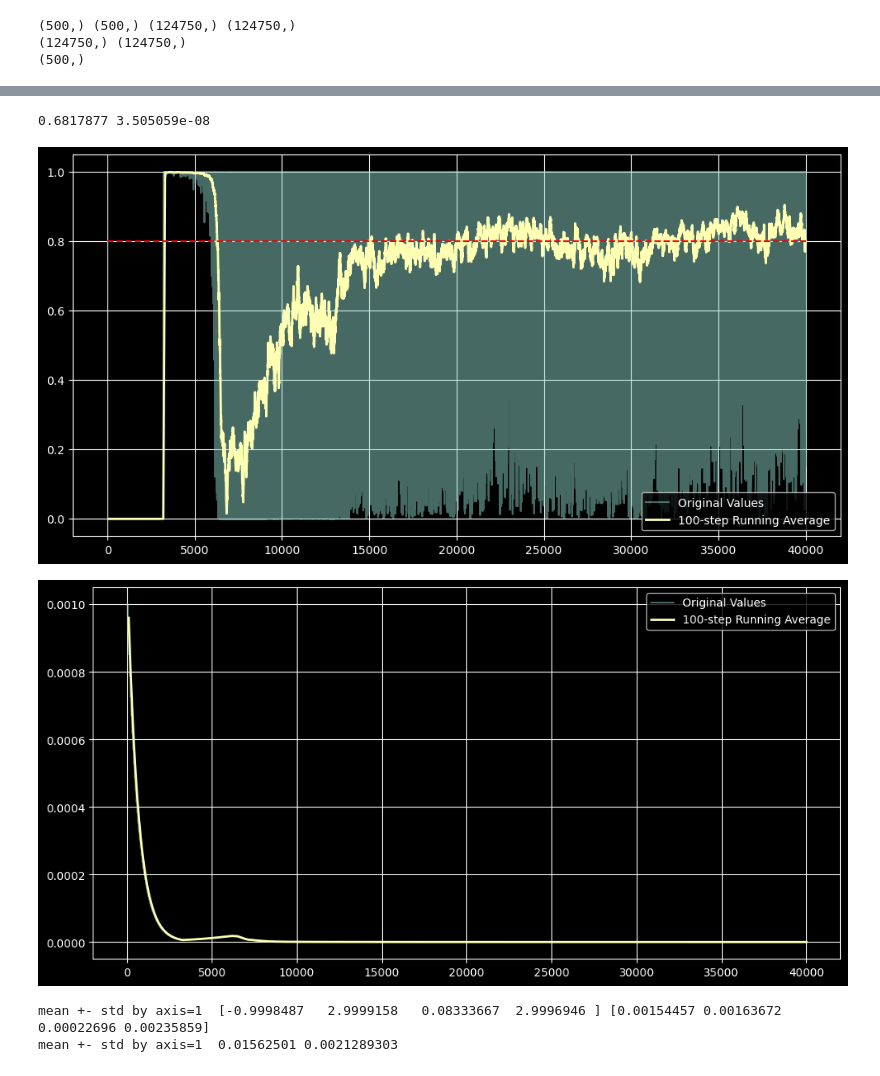
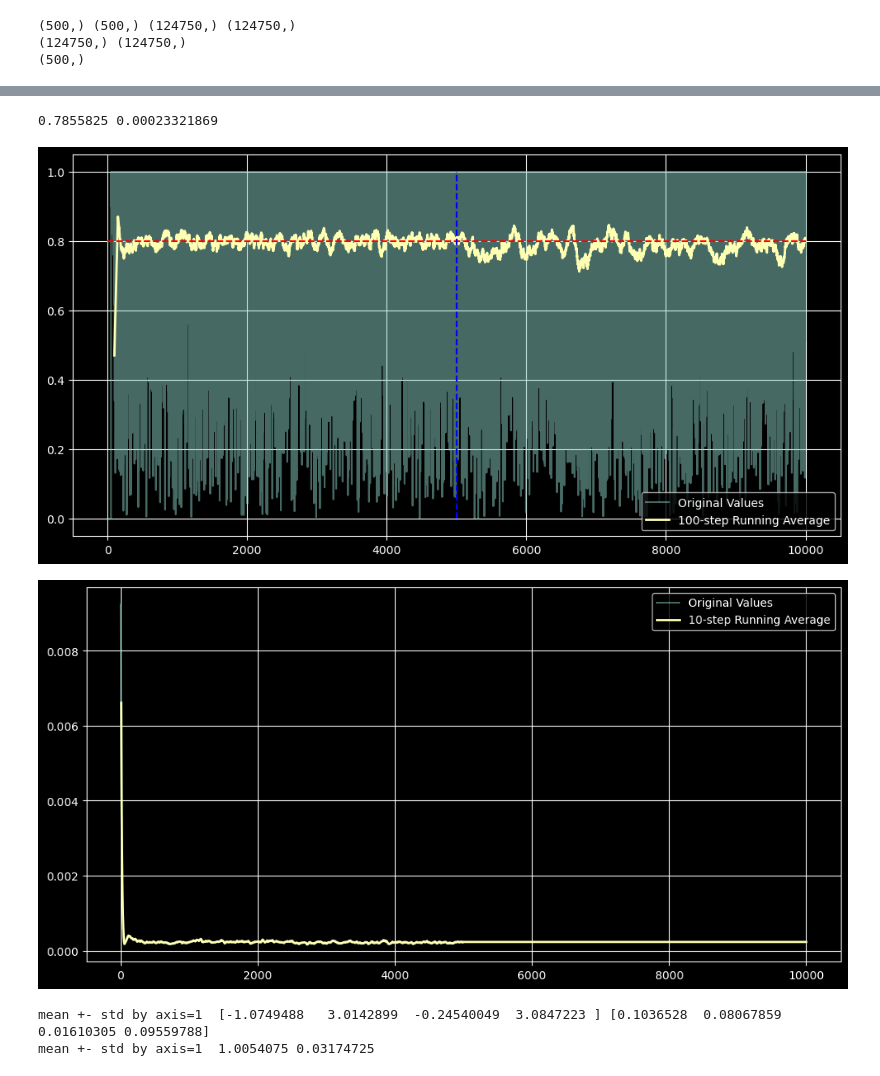
Before and after one commit to barwein/BayesProxyNets, a Jupyter notebook: src/test_discrete_sampling.ipynb, the cells around one changed output, grey strips where cells are left out. Saved outputs shown, nothing was run; the diff lists cells and outputs as text; code cells hidden in the pictures.

```diff
--- a/src/test_discrete_sampling.ipynb
+++ b/src/test_discrete_sampling.ipynb
@@ -747,11 +801,16 @@ states, acc_rates = inference_loop(sample_key, mala_oc, new_state, logdensity_fn
 # %%
-from typing import NamedTuple, Any
 
 class AdaptState(NamedTuple):
     state: Any  # MALA state
     step_size: float
     mean_acceptance: float
     iteration: int
+
+def adaptive_step_size_mala(cur_step_size, acc_rate, target_rate, adapt_rate):
+    log_step = jnp.log(cur_step_size)
+    log_step = log_step + adapt_rate * (acc_rate - target_rate)
+    new_step_size = jnp.exp(log_step)
+    return new_step_size
 
 def inference_loop(
     rng_key,
@@ -760,9 +819,10 @@ def inference_loop(
     logdensity_fn,
     initial_step_size: float,
     num_samples: int,
-    adapt_window: int = 50,  # New parameter
+    adapt_window: int = 1,  # New parameter
     target_acceptance: float = 0.574,
-    adaptation_rate: float = 0.1
+    adaptation_rate: float = 0.1,
+    num_warmpup: int = 5000,
 ):
     def one_step(carry, key):
         adapt_state = carry
@@ -776,14 +836,22 @@ def inference_loop(
         )
 
         # Update step size only every adapt_every iterations
-        should_adapt = (adapt_state.iteration + 1) % adapt_window == 0
-        log_step = jnp.log(adapt_state.step_size)
-        log_step = jnp.where(
+        should_adapt = ((adapt_state.iteration + 1) % adapt_window == 0) & (adapt_state.iteration <= num_warmpup)
+        # log_step = jnp.log(adapt_state.step_size)
+        # log_step = jnp.where(
+        #     should_adapt,
+        #     log_step + adaptation_rate * (info.acceptance_rate - target_acceptance),
+        #     log_step
+        # )
+        # new_step_size = jnp.exp(log_step)
+        new_step_size = jnp.where(
             should_adapt,
-            log_step + adaptation_rate * (info.acceptance_rate - target_acceptance),
-            log_step
+            adaptive_step_size_mala(adapt_state.step_size,
+                                    info.acceptance_rate,
+                                    target_acceptance,
+                                    adaptation_rate),
+            adapt_state.step_size
         )
-        new_step_size = jnp.exp(log_step)
 
         # Update mean acceptance rate
         new_mean_acc = adapt_state.mean_acceptance + (
@@ -814,9 +882,9 @@ def inference_loop(
 states, acc_rates, step_sizes = inference_loop(
     sample_key,
     mala_oc,
-    new_state,
+    state,
     logdensity_fn_outcome,
-    initial_step_size=1e-3,
-    num_samples=40000,
+    initial_step_size=1e-2,
+    num_samples=10000,
     target_acceptance=0.8
 )
@@ -823,46 +911,48 @@ states, acc_rates, step_sizes = inference_loop(
 # %%
-print(acc_rates.mean(), step_sizes[-1])
+print(acc_rates[5000:].mean(), step_sizes[-1])
 # plt.subplot(1, 2, 1)
 # # plt.plot(step_sizes)
 # plt.plot(step_sizes)
 # plt.subplot(1, 2, 2)
 # plt.plot(acc_rates)
 def plot_running_average(values, window=100, hline = True):
     # Calculate running average
     running_avg = np.convolve(values, np.ones(window)/window, mode='valid')
 
     # Create x-axis values
     x_orig = np.arange(len(values))
     x_avg = np.arange(window-1, len(values))
 
     # Plot
     plt.figure(figsize=(12, 6))
     plt.plot(x_orig, values, alpha=0.5, label='Original Values')
     plt.plot(x_avg, running_avg, linewidth=2, label=f'{window}-step Running Average')
     if hline:
         plt.hlines(0.8, 0, len(acc_rates), color='red', linestyle='--')
+        plt.vlines(5000, 0, 1, color='blue', linestyle='--')
     plt.legend()
     plt.grid(True)
     plt.show()
 
 plot_running_average(acc_rates)
 # %% [output]
-0.6817877 3.505059e-08
+0.7855825 0.00023321869
-[figure, old version]
+[figure, new version]
 # %%
-plot_running_average(step_sizes, hline=False)
+plot_running_average(step_sizes, hline=False, window=10)
 # %% [output]
-[figure, old version]
+[figure, new version]
 # %%
-eta_post = states.position["eta"][20000:,:]
-sig_post = jnp.exp(states.position["sig_y"][20000:])
+eta_post = states.position["eta"][5000:,:]
+sig_post = jnp.exp(states.position["sig_y"][5000:])
+# sig_post = jnp.exp(states.position["log_sig_y"][20000:])
 print("mean +- std by axis=1 ", jnp.mean(eta_post, axis=0), jnp.std(eta_post, axis=0))
 print("mean +- std by axis=1 ", jnp.mean(sig_post, axis=0), jnp.std(sig_post, axis=0))
 # gamma_post = states.position["gamma"][30000:,:]
 # print("mean +- std by axis=1 ", jnp.mean(gamma_post, axis=0), jnp.std(gamma_post, axis=0))
 # %% [output]
-mean +- std by axis=1  [-0.9998487   2.9999158   0.08333667  2.9996946 ] [0.00154457 0.00163672 0.00022696 0.00235859]
-mean +- std by axis=1  0.01562501 0.0021289303
+mean +- std by axis=1  [-1.0749488   3.0142899  -0.24540049  3.0847223 ] [0.1036528  0.08067859 0.01610305 0.09559788]
+mean +- std by axis=1  1.0054075 0.03174725
 # %%
 acceptance_rate = np.mean(infos)
 # num_divergent = np.mean(infos[1])
```
Also changed, not shown: parts of 45 cells of this notebook.
